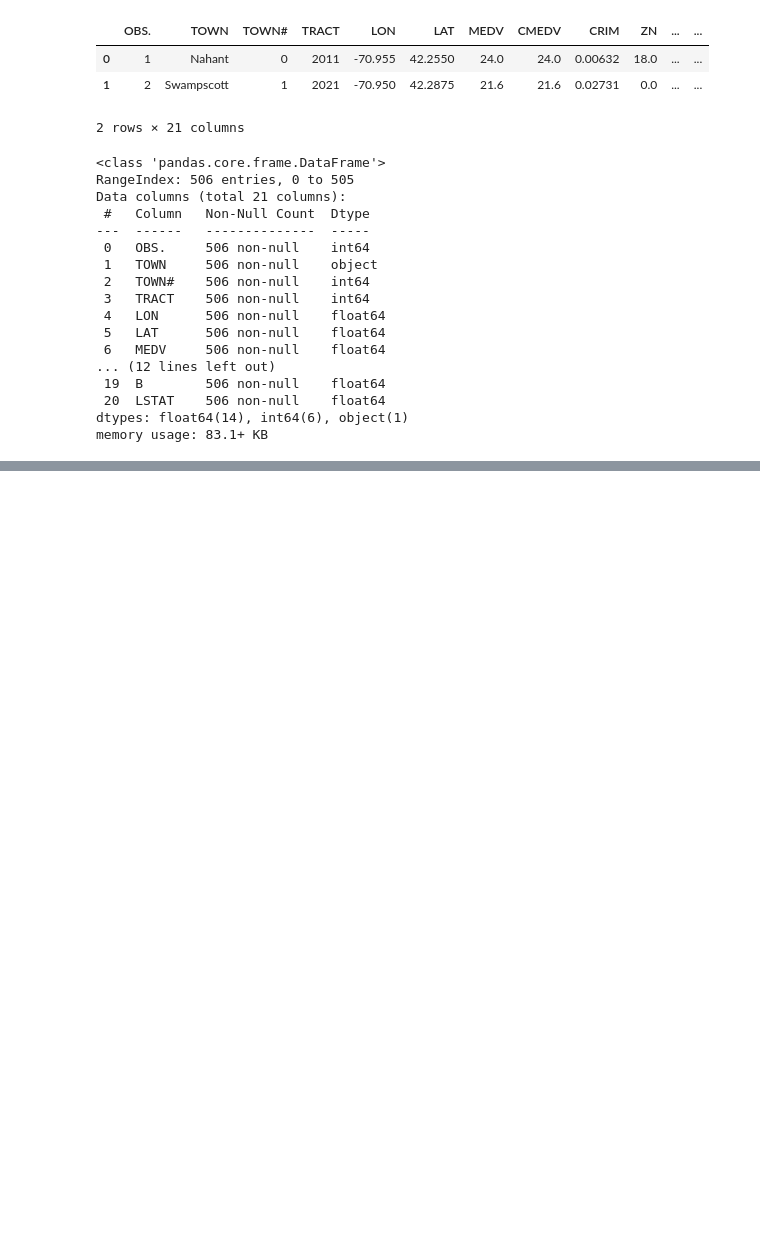
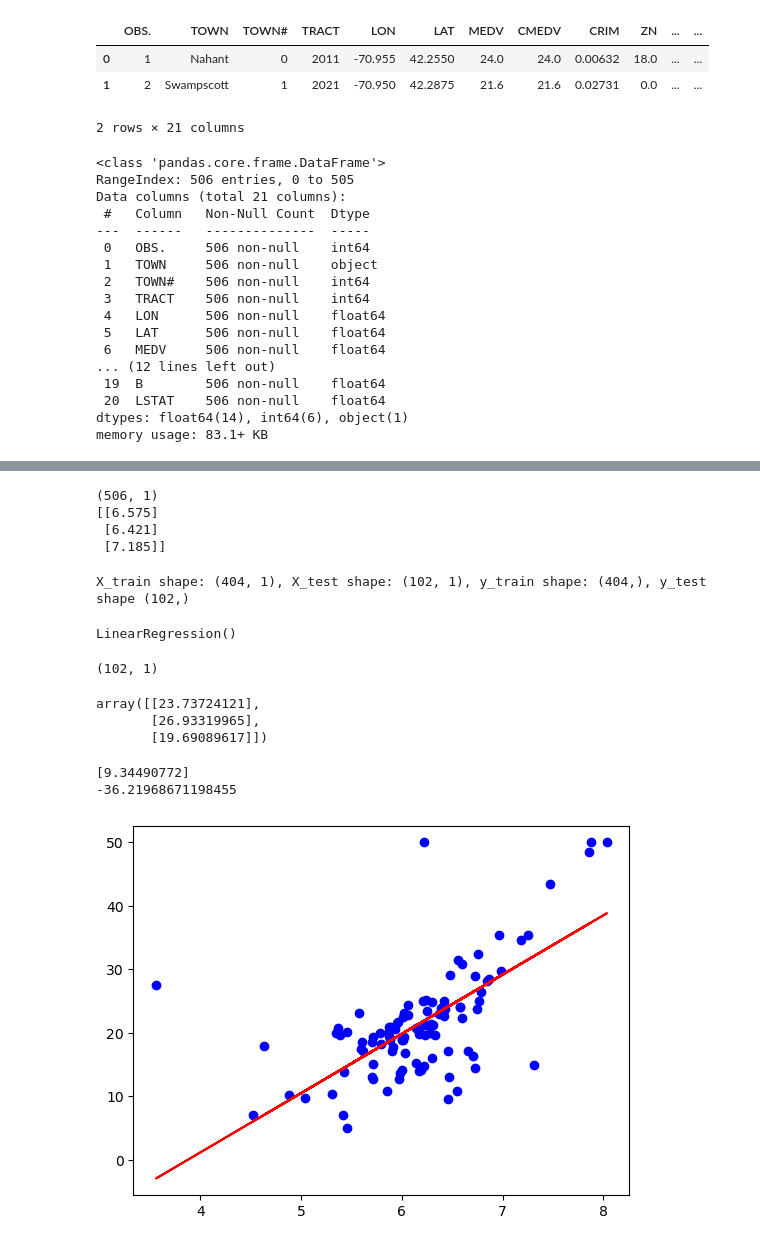
Before and after one commit to jpmckeown/ML-methods-demo, a Jupyter notebook: methods_demo.ipynb, the cells around one changed output, grey strips where cells are left out. Saved outputs shown, nothing was run; the diff lists cells and outputs as text; code cells hidden in the pictures; blank space fills up the shorter version.

```diff
--- a/methods_demo.ipynb
+++ b/methods_demo.ipynb
@@ -57,3 +60,44 @@ Name: CMEDV, dtype: float64
+# %%
+X = np.array(df.RM).reshape(-1,1)
+print(X.shape)
+print(X[:3])
+# %% [output]
+(506, 1)
+[[6.575]
+ [6.421]
+ [7.185]]
+# %%
+X_train, X_test, y_train, y_test = train_test_split(X, y, test_size=0.2, random_state=42)
+
+print("X_train shape: {}, X_test shape: {}, y_train shape: {}, y_test shape {}".format(X_train.shape, X_test.shape, y_train.shape, y_test.shape))
+# %% [output]
+X_train shape: (404, 1), X_test shape: (102, 1), y_train shape: (404,), y_test shape (102,)
+# %%
+model = LinearRegression()
+model.fit(X_train, y_train)
+# %% [output]
+LinearRegression()
+# %%
+y_pred = model.predict(X_test).reshape(-1,1)
+print(y_pred.shape)
+y_pred[:3]
+# %% [output]
+(102, 1)
+array([[23.73724121],
+       [26.93319965],
+       [19.69089617]])
+# %%
+print(model.coef_)
+print(model.intercept_)
+# %% [output]
+[9.34490772]
+-36.21968671198455
+# %%
+plt.scatter(X_test, y_test, color='blue')
+plt.plot(X_test, y_pred, color='red')
+plt.show()
+# %% [output]
+[figure, added]
 # %%
 # RM = rooms, LSTAT = working class, PTRATIO = pupil:teacher ratio
 X = df[['RM', 'LSTAT', 'PTRATIO']]
```
Also changed, not shown: parts of 3 cells of this notebook.
